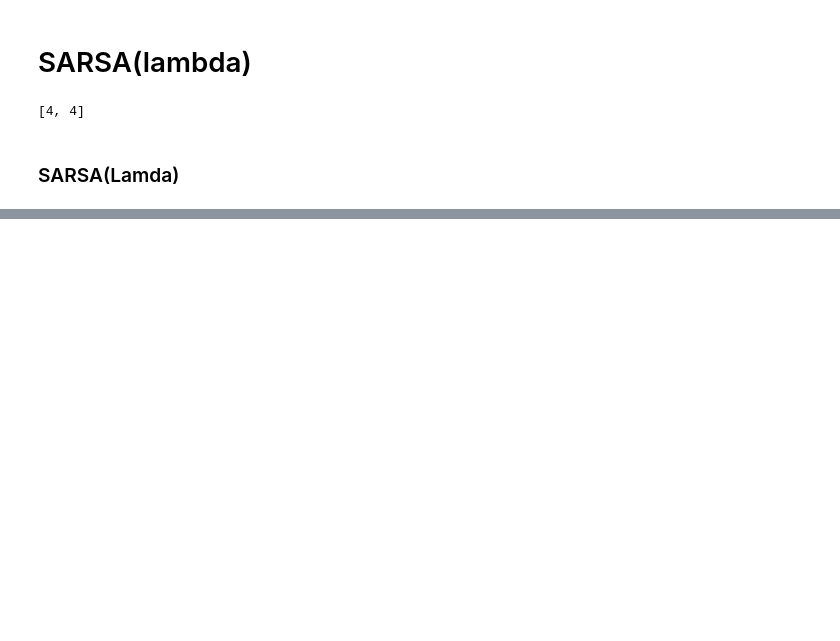
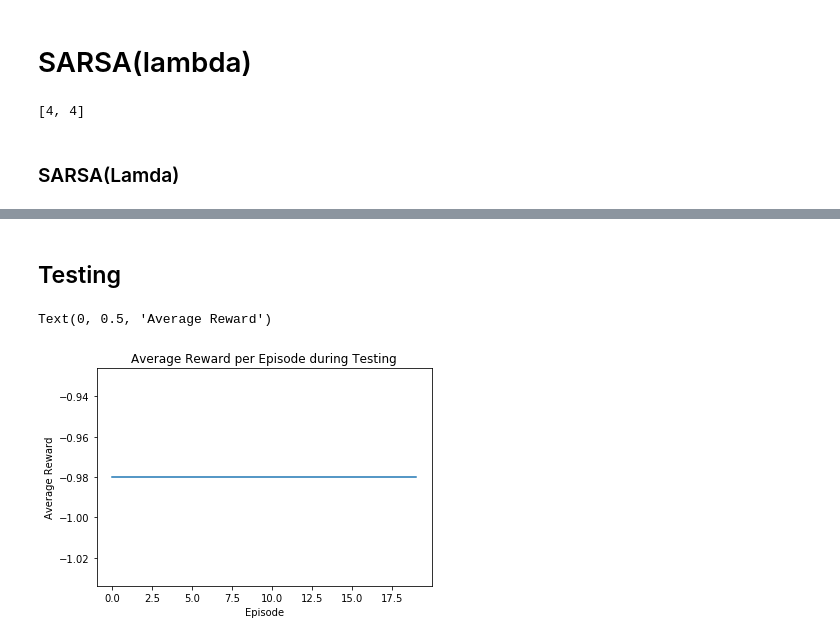
Before and after one commit to aarontan-git/RL_algorithms, a Jupyter notebook: Notebooks/SARSA(lamda).ipynb, the cells around one changed output, grey strips where cells are left out. Saved outputs shown, nothing was run; the diff lists cells and outputs as text; code cells hidden in the pictures; blank space fills up the shorter version.

```diff
--- a/Notebooks/SARSA(lamda).ipynb
+++ b/Notebooks/SARSA(lamda).ipynb
@@ -285,0 +348,49 @@ Policy Table:
+# %% [markdown]
+## Testing
+# %%
+def generate_episode(steps):
+
+    # set initial state
+    state_vector = grid.initial_state()
+
+    # initialize state (with iniitial state), action list and reward list
+    state_list = [state_vector]
+    action_list = []
+    reward_list = []
+
+    # generate an episode
+    for i in range(steps):
+
+        # pick an action based on categorical distribution in policy
+        action_index = int(np.random.choice(action_count, 1, p=policy[grid.states.index(state_vector)]))
+        action_vector = actions[action_index] # convert the integer index (ie. 0) to action (ie. [-1, 0])
+
+        # get new state and reward after taking action from current state
+        new_state_vector, reward = grid.transition_reward(state_vector, action_vector)
+        state_vector = list(new_state_vector)
+
+        # save state, action chosen and reward to list
+        state_list.append(state_vector)
+        action_list.append(action_vector)
+        reward_list.append(reward)
+
+    return state_list, action_list, reward_list
+# %%
+avg_test_reward_list = []
+
+# using the trained policy, generate 20 episodes
+for test in range(20):
+
+    # generate an episode of specified step count
+    state_list, action_list, reward_list = generate_episode(200)
+
+    avg_test_reward_list.append(Average(reward_list))
+# %%
+# average reward per episode
+plt.plot(avg_test_reward_list)
+plt.title('Average Reward per Episode during Testing')
+plt.xlabel('Episode')
+plt.ylabel('Average Reward')
+# %% [output]
+Text(0, 0.5, 'Average Reward')
+[figure, added]
```
Also changed, not shown: parts of 16 cells of this notebook, 2 other files.
